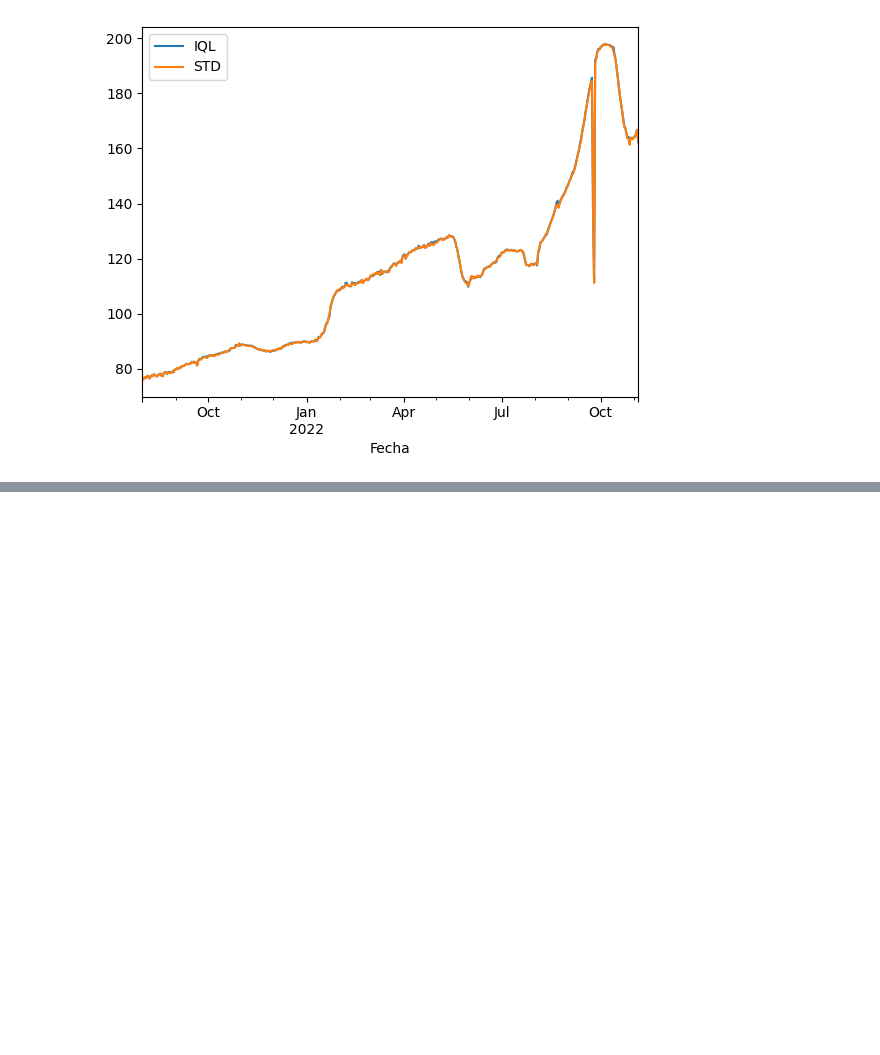
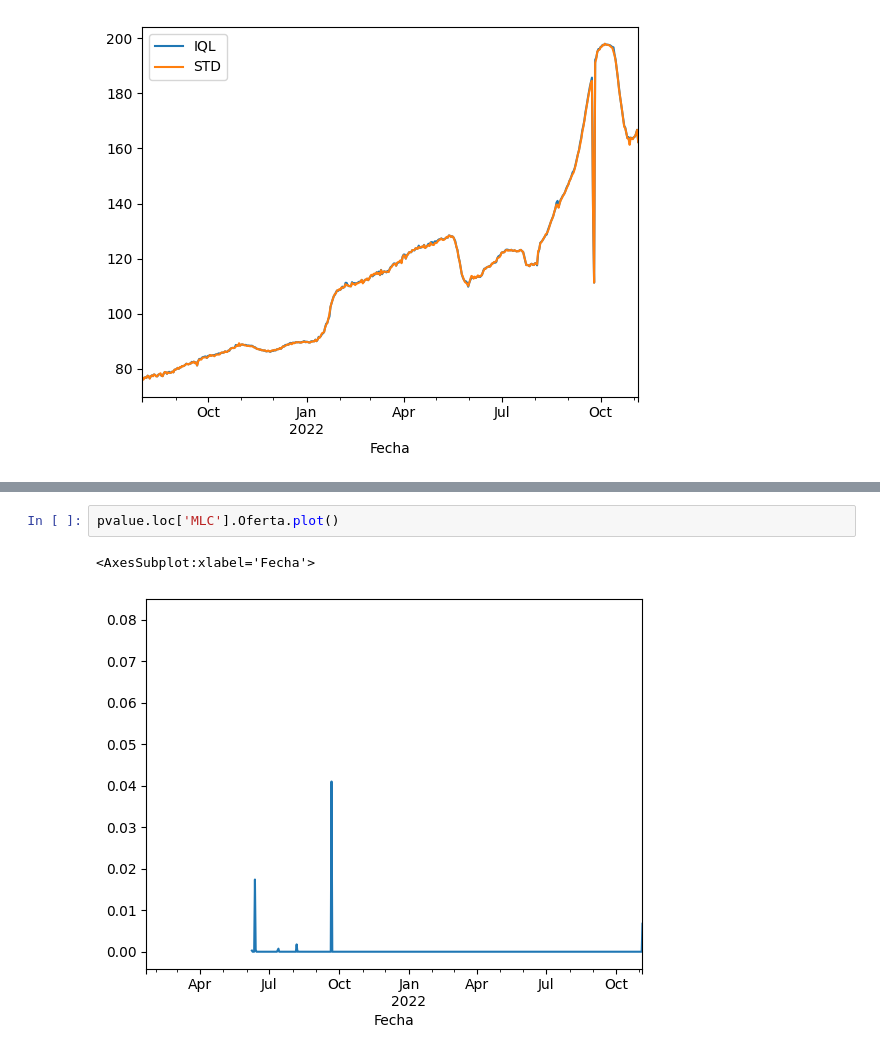
Before and after one commit to Datalis/tasa-jupyter, a Jupyter notebook: anomaly_detection.ipynb, the cells around one changed output, grey strips where cells are left out. Saved outputs shown, nothing was run; the diff lists cells and outputs as text; blank space fills up the shorter version.

```diff
--- a/anomaly_detection.ipynb
+++ b/anomaly_detection.ipynb
@@ -151,0 +274,5 @@ plt.legend()
+# %%
+pvalue.loc['MLC'].Oferta.plot()
+# %% [output]
+<AxesSubplot:xlabel='Fecha'>
+[figure, added]
```
Also changed, not shown: parts of 2 cells of this notebook.
